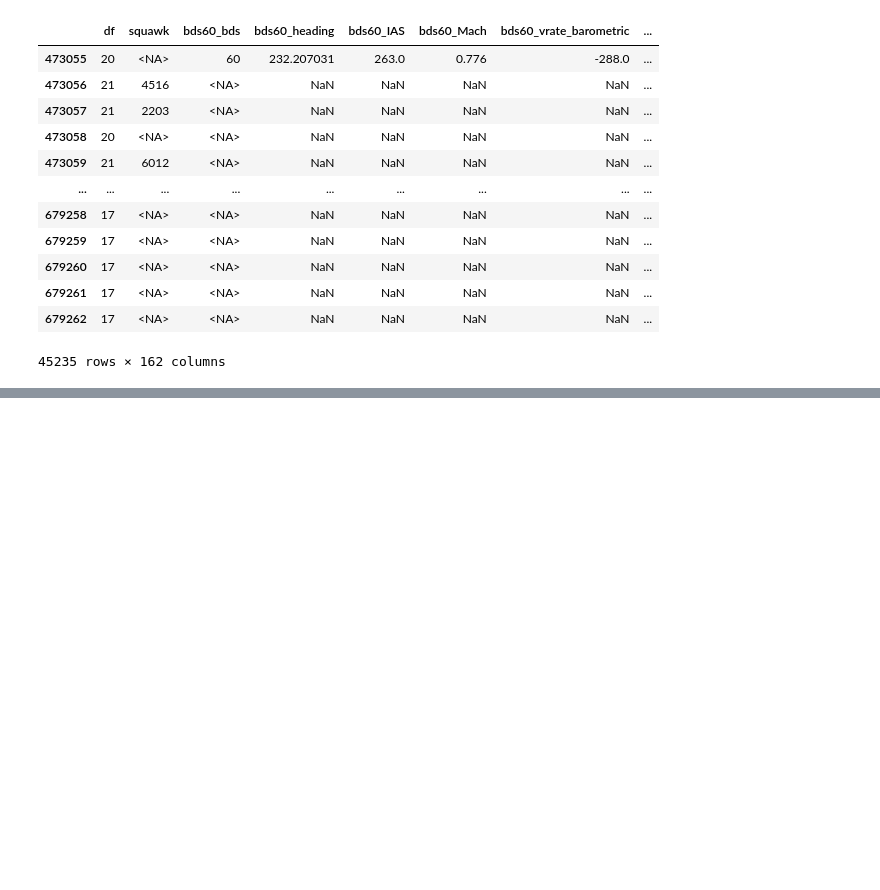
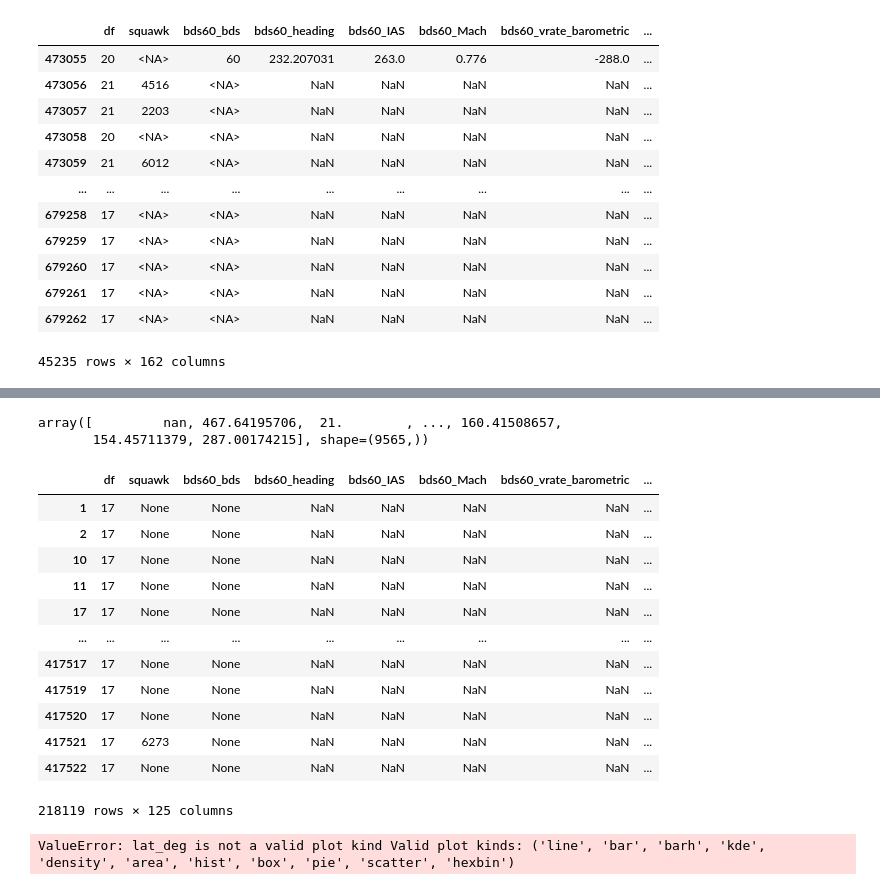
Before and after one commit to DavidDeLaTorre/Engage2Hackathon, a Jupyter notebook: tests-with-scenario-AEO.ipynb, the cells around one changed output, grey strips where cells are left out. Drawn from its saved outputs; the diff is of its cells as text; code cells hidden in the pictures; blank space fills up the shorter version.

```diff
--- a/tests-with-scenario-AEO.ipynb
+++ b/tests-with-scenario-AEO.ipynb
@@ -46,0 +176,25 @@ print(scenario.columns.tolist())
+# %%
+first_day_last_hour["groundspeed"]["bds"]
+# %% [output]
+array([         nan, 467.64195706,  21.        , ..., 160.41508657,
+       154.45711379, 287.00174215], shape=(9565,))
+# %%
+first_day_last_hour[first_day_last_hour['df'] == '17']
+# %% [output]
+|  | df | squawk | bds60_bds | bds60_heading | bds60_IAS | bds60_Mach | bds60_vrate_barometric | ... |
+| 1 | 17 | None | None | NaN | NaN | NaN | NaN | ... |
+| 2 | 17 | None | None | NaN | NaN | NaN | NaN | ... |
+| 10 | 17 | None | None | NaN | NaN | NaN | NaN | ... |
+| 11 | 17 | None | None | NaN | NaN | NaN | NaN | ... |
+| 17 | 17 | None | None | NaN | NaN | NaN | NaN | ... |
+| ... | ... | ... | ... | ... | ... | ... | ... | ... |
+| 417517 | 17 | None | None | NaN | NaN | NaN | NaN | ... |
+| 417519 | 17 | None | None | NaN | NaN | NaN | NaN | ... |
+| 417520 | 17 | None | None | NaN | NaN | NaN | NaN | ... |
+| 417521 | 17 | 6273 | None | NaN | NaN | NaN | NaN | ... |
+| 417522 | 17 | None | None | NaN | NaN | NaN | NaN | ... |
+218119 rows × 125 columns
+# %%
+scenario.plot("altitude", "lon_deg", "lat_deg")
+# %% [output]
+ValueError: lat_deg is not a valid plot kind Valid plot kinds: ('line', 'bar', 'barh', 'kde', 'density', 'area', 'hist', 'box', 'pie', 'scatter', 'hexbin')
```
Also changed, not shown: parts of 19 cells of this notebook.
